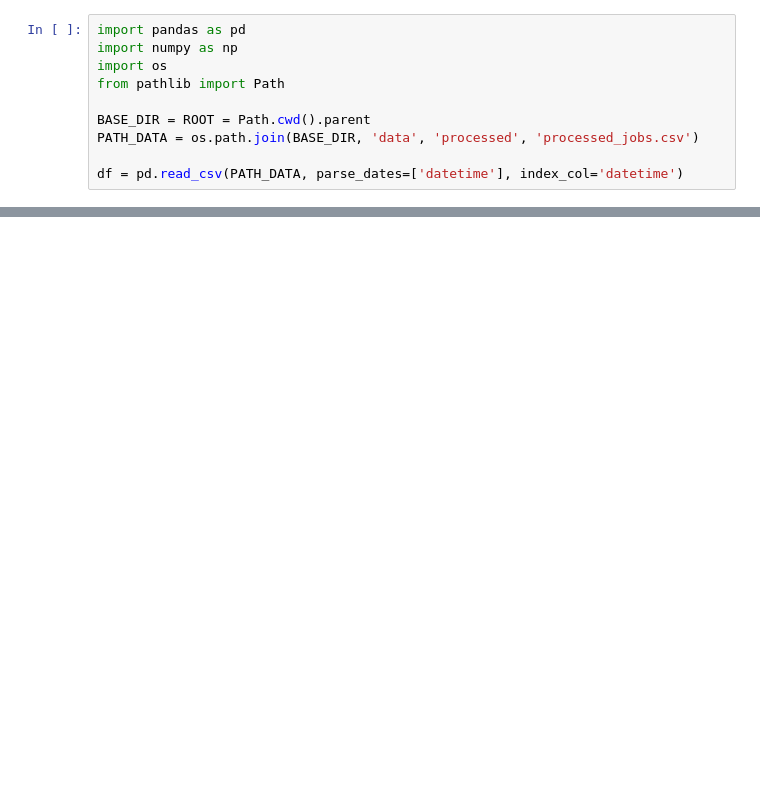
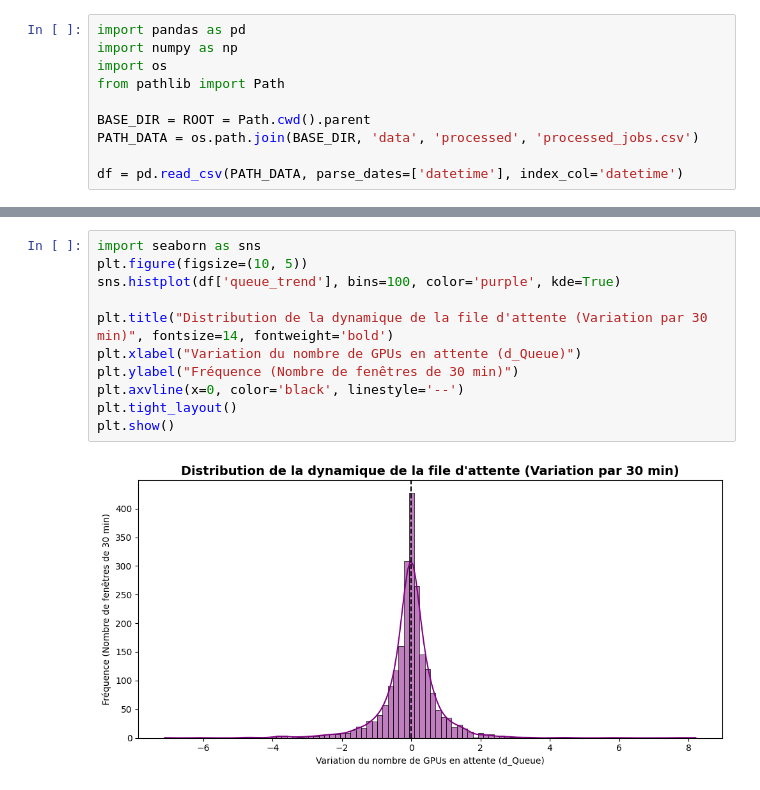
Before and after one commit to pabecq/alibaba-gpu-workload-prediction, a Jupyter notebook: workbooks/00_EDA.ipynb, the cells around one changed output, grey strips where cells are left out. Drawn from its saved outputs; the diff is of its cells as text; blank space fills up the shorter version.

```diff
--- a/workbooks/00_EDA.ipynb
+++ b/workbooks/00_EDA.ipynb
@@ -17,0 +48,13 @@ plt.plot(df['total_gpu_util'])
+# %%
+import seaborn as sns
+plt.figure(figsize=(10, 5))
+sns.histplot(df['queue_trend'], bins=100, color='purple', kde=True)
+
+plt.title("Distribution de la dynamique de la file d'attente (Variation par 30 min)", fontsize=14, fontweight='bold')
+plt.xlabel("Variation du nombre de GPUs en attente (d_Queue)")
+plt.ylabel("Fréquence (Nombre de fenêtres de 30 min)")
+plt.axvline(x=0, color='black', linestyle='--')
+plt.tight_layout()
+plt.show()
+# %% [output]
+[figure, added]
```
Also changed, not shown: parts of 3 cells of this notebook, 3 other files.
